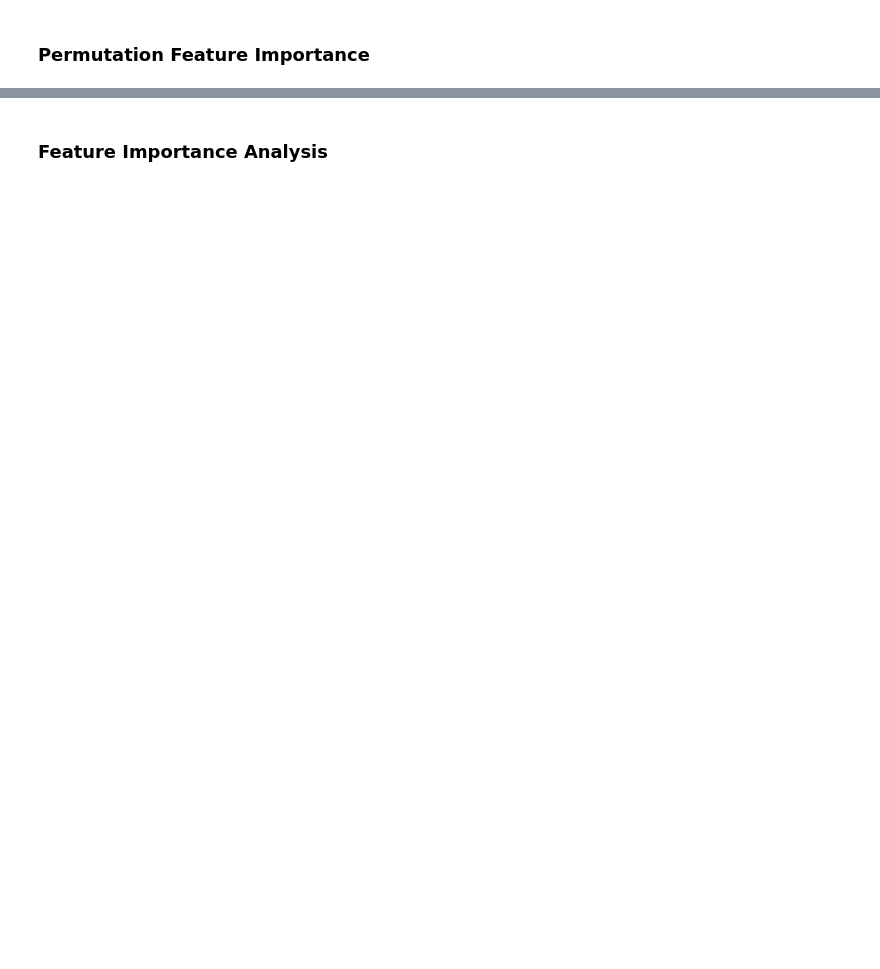
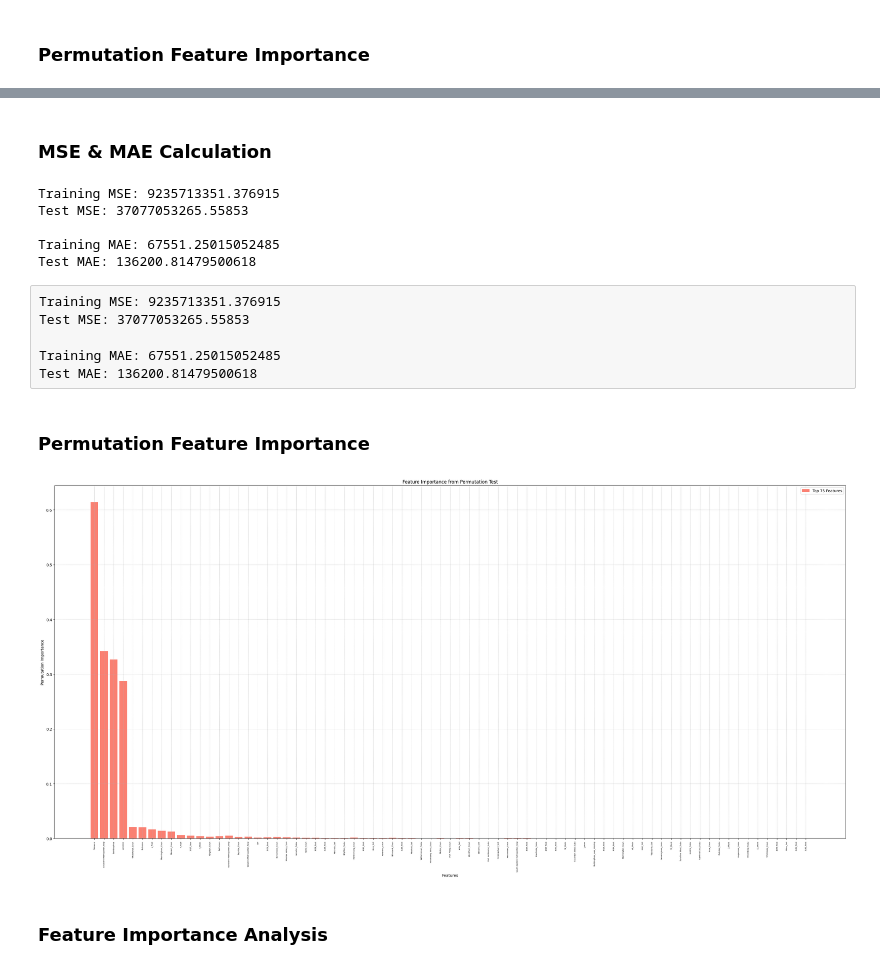
Before and after one commit to arahm071/Melbourne-Modeling-Journey, a Jupyter notebook: 03_Regression_Models/3_Regression_Modeling.ipynb, the cells around one changed output, grey strips where cells are left out. Saved outputs shown, nothing was run; the diff lists cells and outputs as text; code cells hidden in the pictures; blank space fills up the shorter version.

```diff
--- a/03_Regression_Models/3_Regression_Modeling.ipynb
+++ b/03_Regression_Models/3_Regression_Modeling.ipynb
@@ -267,0 +315,2 @@ plt.show()
+# %%
+ind = ['Distance', 'Southern Metropolitan_Regi', 'BuildingArea', 'Landsize', 'Whitehorse_Coun', 'Bedroom', 'u_Type', 'Manningham_Coun', 'Monash_Coun', 't_Type', '2017_Year', 'S_Meth', 'Kingston_Coun', 'Bathroom', 'Northern Metropolitan_Regi', 'Bayside_Coun', 'Western Metropolitan_Regi', 'Car', '3206_Post', 'Boroondara_Coun', 'Moonee Valley_Coun', 'Hampton_Subu', 'Hume_Coun', '3058_Post', '3195_Post', 'McGrath_Sell', 'Brighton_Subu', 'Maribyrnong_Coun', '3081_Post', 'Greg_Sell', 'Moreland_Coun', 'Brimbank_Coun', '3186_Post', 'Marshall_Sell', 'Williamstown_Subu', 'Heidelberg West_Subu', 'Melton_Coun', 'Port Phillip_Coun', 'Jellis_Sell', 'Wyndham_Coun', 'Williams_Sell', 'Port Melbourne_Subu', 'hockingstuart_Sell', 'Maroondah_Coun', 'South-Eastern Metropolitan_Regi', '3054_Post', 'Aberfeldie_Subu', '3207_Post', '3040_Post', 'SP_Meth', 'Essendon West_Subu', '3_Mont', 'BuildingArea_was_missing', '3016_Post', '3084_Post', 'Stonnington_Coun', 'VB_Meth', 'Noel_Sell', 'Woodards_Sell', 'Sandringham_Subu', '11_Mont', 'Sunshine West_Subu', 'Niddrie_Subu', 'Ivanhoe East_Subu', 'Knox_Coun', 'Parkdale_Subu', '2_Mont', 'Eaglemont_Subu', 'Heidelberg_Subu', '12_Mont', 'Whittlesea_Coun', '3079_Post', 'Miles_Sell', '3104_Post', '3191_Post']
@@ -268,2 +440,70 @@ plt.show()
+# %% [markdown]
+### MSE & MAE Calculation
+# %%
+# Calculate MSE and MAE for both training and test datasets.
+train_mse = mean_squared_error(y_train, y_train_pred)
+test_mse = mean_squared_error(y_test, y_test_pred)
+train_mae = mean_absolute_error(y_train, y_train_pred)
+test_mae = mean_absolute_error(y_test, y_test_pred)
+
+print(f"Training MSE: {train_mse}")
+print(f"Test MSE: {test_mse}")
+print(f"\nTraining MAE: {train_mae}")
+print(f"Test MAE: {test_mae}")
+# %% [output]
+Training MSE: 9235713351.376915
+Test MSE: 37077053265.55853
+
+Training MAE: 67551.25015052485
+Test MAE: 136200.81479500618
+# %% [raw]
+Training MSE: 9235713351.376915
+Test MSE: 37077053265.55853
+
+Training MAE: 67551.25015052485
+Test MAE: 136200.81479500618
+# %% [markdown]
+### Permutation Feature Importance
+# %%
+result = permutation_importance(random_f_model, X_test, y_test, n_repeats=10, random_state=42, n_jobs=-1)
+
+# Assuming `X_test` includes both numerical and processed categorical variables after one-hot encoding
+feature_names = X_test.columns
+
+# Get importance scores from permutation importance
+importances = result.importances_mean
+
+# Create a Series for the permutation importances for easy manipulation and sorting
+importances_series_perm = pd.Series(importances, index=feature_names).sort_values(ascending=False)
+# %%
+# Plot the permutation importances
+plt.figure(figsize=(30, 15))  # Adjust the size as you like
+plt.title('Feature Importance from Permutation Test')
+plt.bar(feature_names, importances, color='skyblue')
+plt.xticks(rotation=90)  # Rotate feature names for better readability
+plt.ylabel('Permutation Importance')
+plt.xlabel('Features')
+
+# Adding grid for better readability
+plt.grid(True, which='both', linestyle='--', linewidth=0.5)
+
+# Highlight the top N features with a different color
+top_features = np.array(importances_series_perm.index)
+mask = np.isin(feature_names, top_features)
+plt.bar(feature_names[mask], importances[mask], color='salmon', label=f'Top {len(importances_series_perm)} Features')
+
+# Adjust the font size
+plt.xticks(fontsize=5)
+
+# Ensure everything fits without overlapping
+plt.tight_layout()
+
+# Add legend
+plt.legend()
+
+# Show plot
+plt.show()
+# %% [output]
+[figure, added]
 # %% [markdown]
 ### Feature Importance Analysis
```
Also changed, not shown: parts of 58 cells of this notebook.
